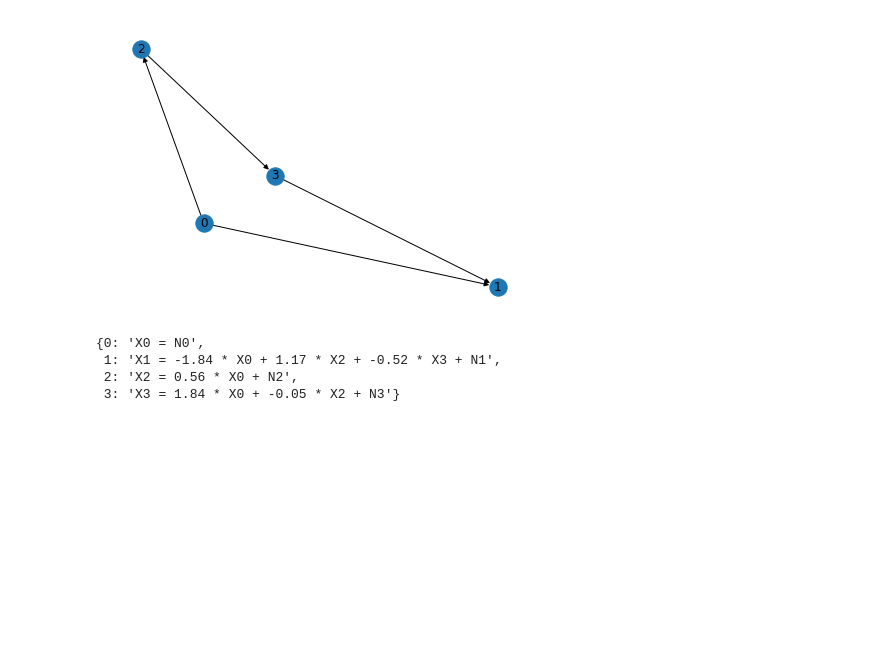
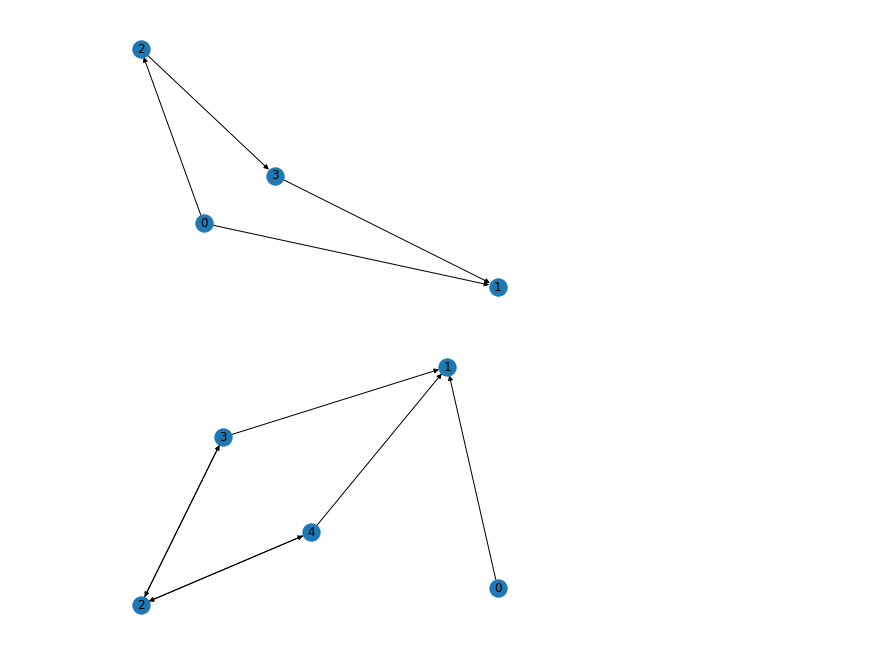
Before and after one commit to JanMarcoRuizdeVargas/clustercausal, a Jupyter notebook: clustcausal/examples/clust_pc.ipynb, the cells around one changed output. Saved outputs shown, nothing was run; the diff lists cells and outputs as text; code cells hidden in the pictures; blank space fills up the shorter version.

```diff
--- a/clustcausal/examples/clust_pc.ipynb
+++ b/clustcausal/examples/clust_pc.ipynb
@@ -20,8 +20,4 @@ test.scm_equations()
 [figure]
 # %%
 test.written_equations
+test.generate_data()
-# %% [output]
-{0: 'X0 = N0',
- 1: 'X1 = -1.84 * X0 + 1.17 * X2 + -0.52 * X3 + N1',
- 2: 'X2 = 0.56 * X0 + N2',
- 3: 'X3 = 1.84 * X0 + -0.05 * X2 + N3'}
@@ -27,0 +103,10 @@ test.written_equations
+# %%
+data_matrix = np.array(bin_data).reshape((5000, 5))
+skeleton = estimate_skeleton(indep_test_func=ci_test_bin,
+                              data_matrix=data_matrix,
+                              alpha=0.01)
+cpdag = estimate_cpdag(skel_graph=skeleton[0], sep_set=skeleton[1])
+# nx.draw(skeleton[0], with_labels = True)
+nx.draw(cpdag, with_labels = True)
+# %% [output]
+[figure, added]
```
Also changed, not shown: parts of 7 cells of this notebook, 1 other file.
